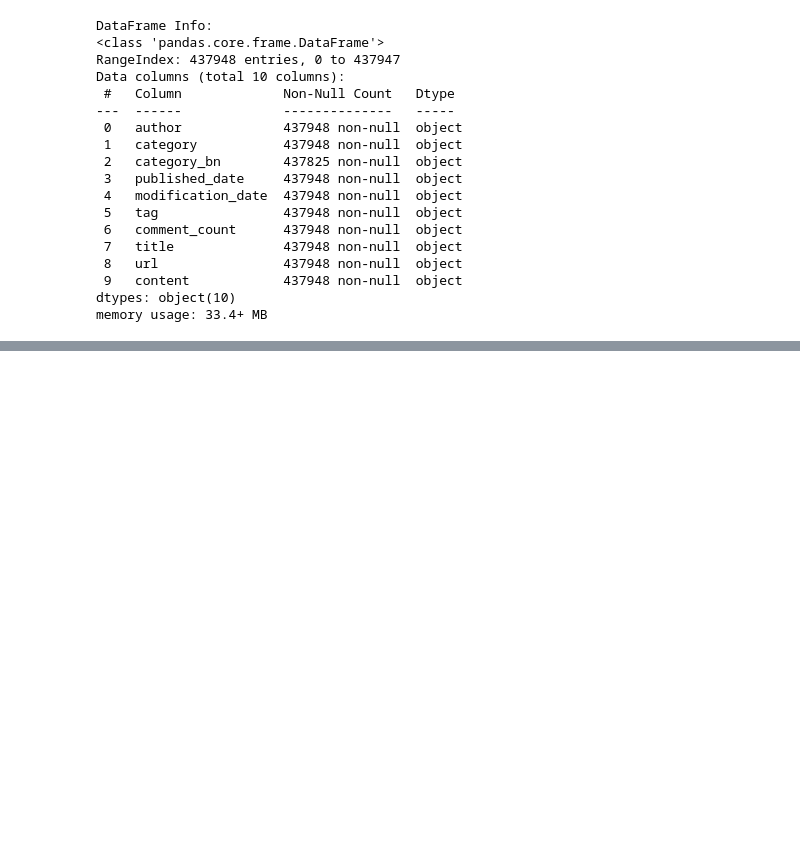
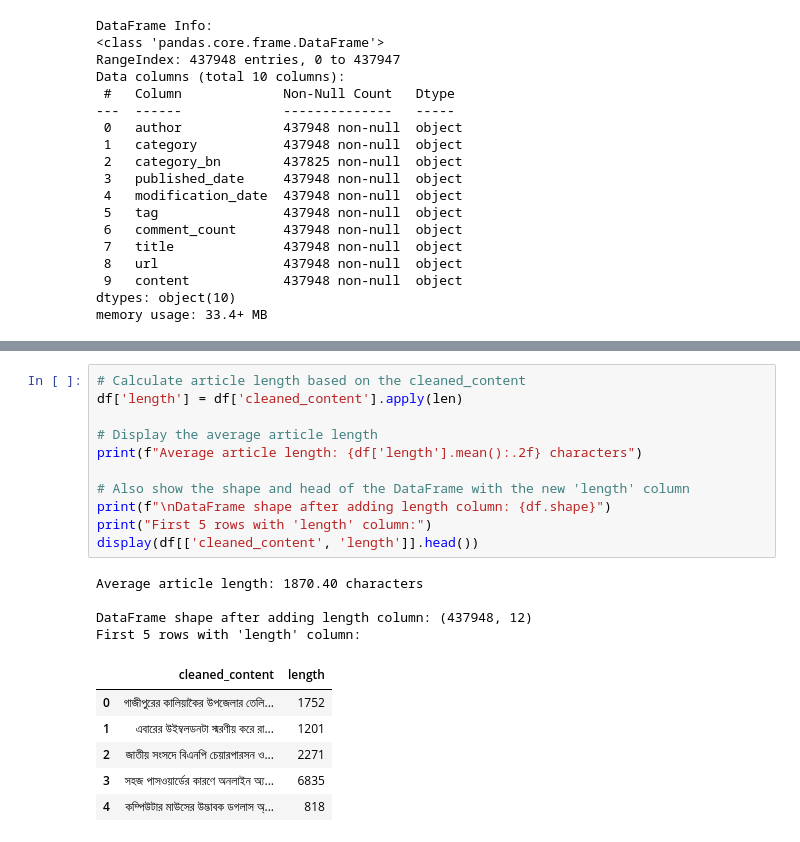
Before and after one commit to mahmudscode/NLP_work, a Jupyter notebook: NLP_WORK.ipynb, the cells around one changed output, grey strips where cells are left out. Drawn from its saved outputs; the diff is of its cells as text; blank space fills up the shorter version.

```diff
--- a/NLP_WORK.ipynb
+++ b/NLP_WORK.ipynb
@@ -85,0 +104,22 @@ print(f"DataFrame shape after cleaning content: {df.shape}")
+# %%
+# Calculate article length based on the cleaned_content
+df['length'] = df['cleaned_content'].apply(len)
+
+# Display the average article length
+print(f"Average article length: {df['length'].mean():.2f} characters")
+
+# Also show the shape and head of the DataFrame with the new 'length' column
+print(f"\nDataFrame shape after adding length column: {df.shape}")
+print("First 5 rows with 'length' column:")
+display(df[['cleaned_content', 'length']].head())
+# %% [output]
+Average article length: 1870.40 characters
+
+DataFrame shape after adding length column: (437948, 12)
+First 5 rows with 'length' column:
+|  | cleaned_content | length |
+| 0 | গাজীপুরের কালিয়াকৈর উপজেলার তেলি... | 1752 |
+| 1 | এবারের উইম্বলডনটা স্মরণীয় করে রা... | 1201 |
+| 2 | জাতীয় সংসদে বিএনপি চেয়ারপারসন ও... | 2271 |
+| 3 | সহজ পাসওয়ার্ডের কারণে অনলাইন অ্য... | 6835 |
+| 4 | কম্পিউটার মাউসের উদ্ভাবক ডগলাস অ্... | 818 |
```
Also changed, not shown: parts of 9 cells of this notebook.
